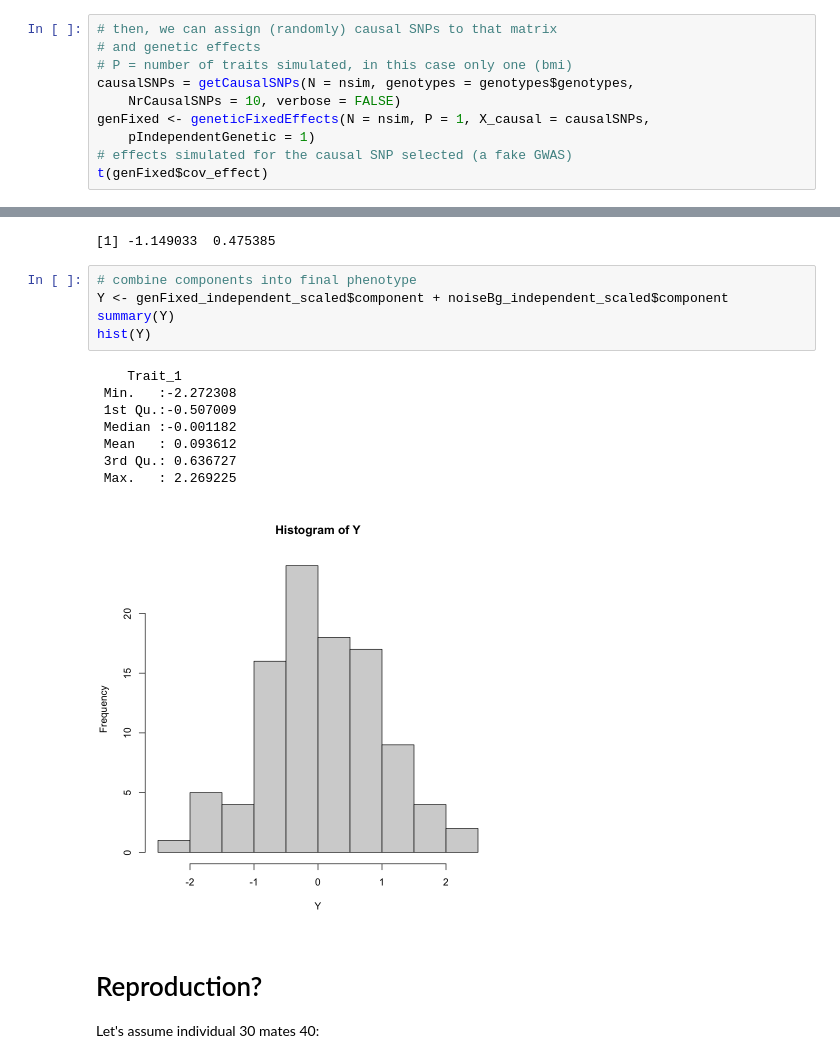
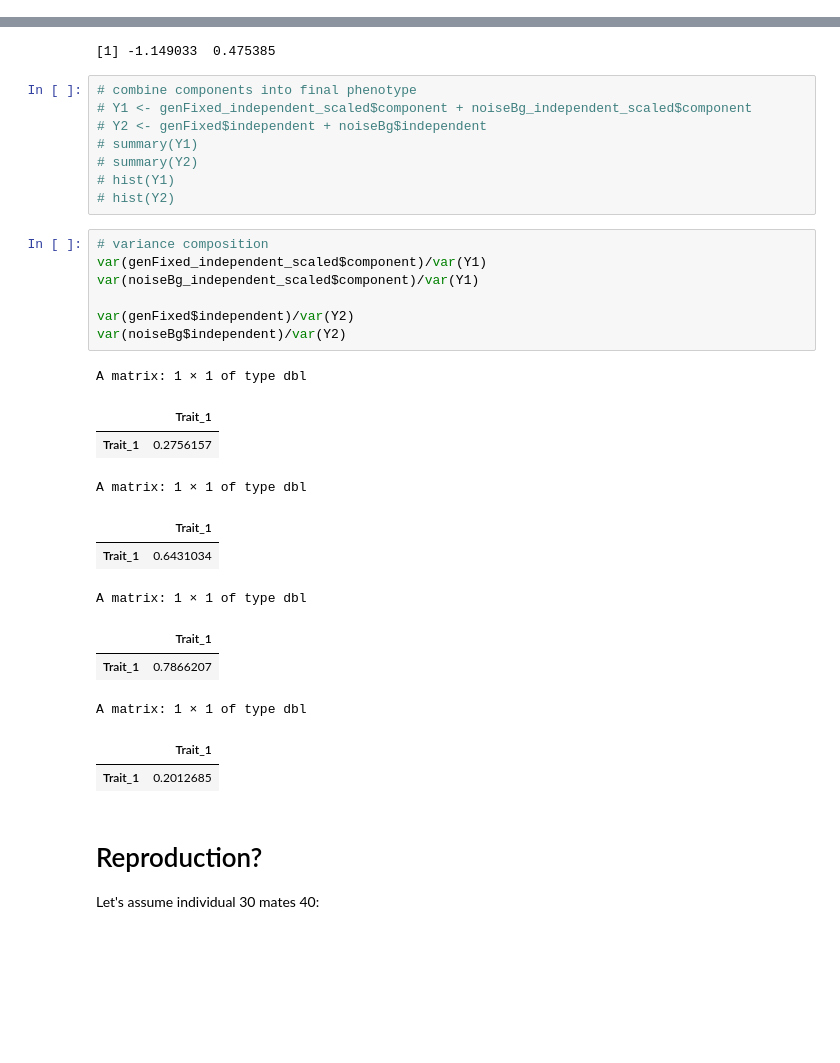
Before and after one commit to sdaza/obesity-dem-heritability, a Jupyter notebook: notebooks/simulating-phenotypes.ipynb, the cells around one changed output, grey strips where cells are left out. Saved outputs shown, nothing was run; the diff lists cells and outputs as text; blank space fills up the shorter version.

```diff
--- a/notebooks/simulating-phenotypes.ipynb
+++ b/notebooks/simulating-phenotypes.ipynb
@@ -33,10 +19,0 @@ A matrix: 6 × 30 of type int
-# %%
-# then, we can assign (randomly) causal SNPs to that matrix
-# and genetic effects
-# P = number of traits simulated, in this case only one (bmi)
-causalSNPs = getCausalSNPs(N = nsim, genotypes = genotypes$genotypes,
-    NrCausalSNPs = 10, verbose = FALSE)
-genFixed <- geneticFixedEffects(N = nsim, P = 1, X_causal = causalSNPs,
-    pIndependentGenetic = 1)
-# effects simulated for the causal SNP selected (a fake GWAS)
-t(genFixed$cov_effect)
@@ -92,18 +273,32 @@ genFixed$independent[c(30, 40)]
 [1] -1.149033  0.475385
 # %%
 # combine components into final phenotype
-Y <- genFixed_independent_scaled$component + noiseBg_independent_scaled$component
-summary(Y)
-hist(Y)
+# Y1 <- genFixed_independent_scaled$component + noiseBg_independent_scaled$component
+# Y2 <- genFixed$independent + noiseBg$independent
+# summary(Y1)
+# summary(Y2)
+# hist(Y1)
+# hist(Y2)
-# %% [output]
-    Trait_1
- Min.   :-2.272308
- 1st Qu.:-0.507009
- Median :-0.001182
- Mean   : 0.093612
- 3rd Qu.: 0.636727
- Max.   : 2.269225
-[figure, removed]
+# %%
+# variance composition
+var(genFixed_independent_scaled$component)/var(Y1)
+var(noiseBg_independent_scaled$component)/var(Y1)
+
+var(genFixed$independent)/var(Y2)
+var(noiseBg$independent)/var(Y2)
+# %% [output]
+A matrix: 1 × 1 of type dbl
+|  | Trait_1 |
+| Trait_1 | 0.2756157 |
+A matrix: 1 × 1 of type dbl
+|  | Trait_1 |
+| Trait_1 | 0.6431034 |
+A matrix: 1 × 1 of type dbl
+|  | Trait_1 |
+| Trait_1 | 0.7866207 |
+A matrix: 1 × 1 of type dbl
+|  | Trait_1 |
+| Trait_1 | 0.2012685 |
 # %% [markdown]
 # Reproduction?
 
```
Also changed, not shown: parts of 33 cells of this notebook, 1 other file.
